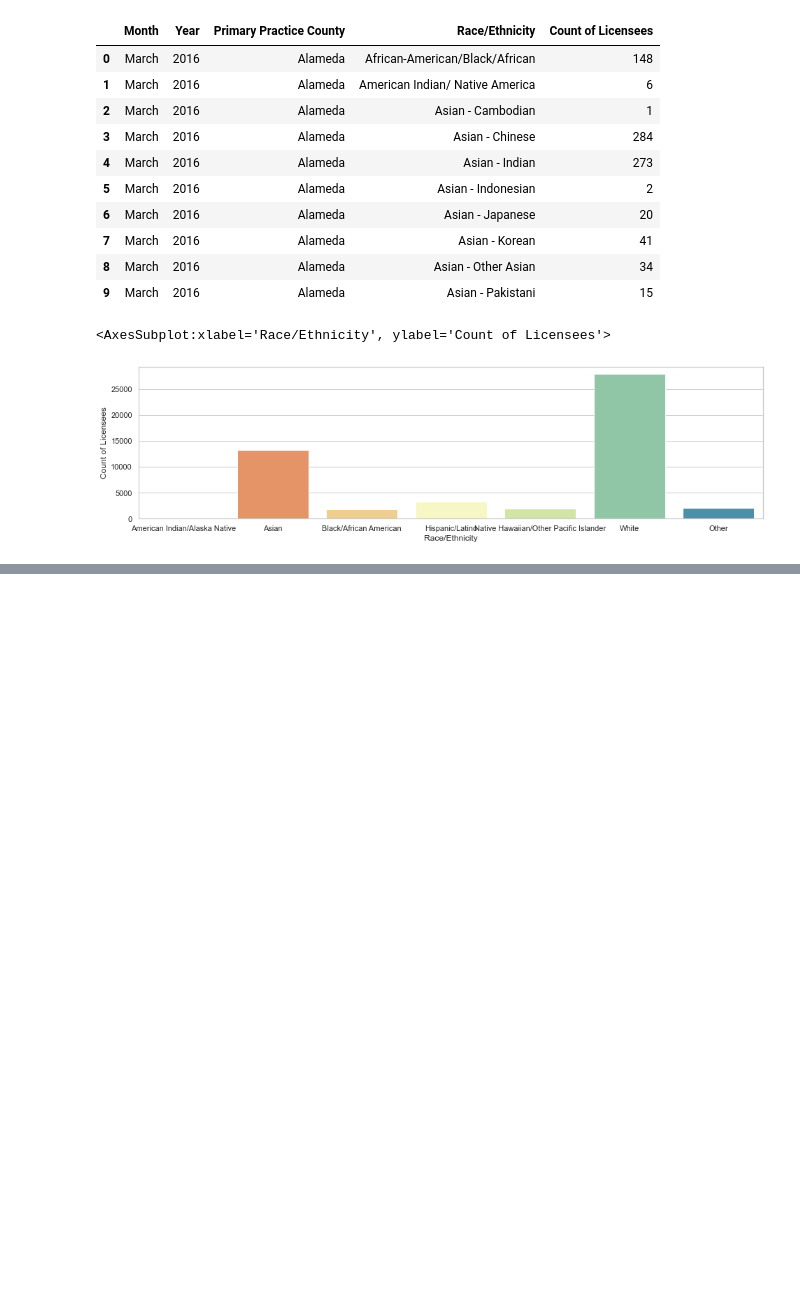
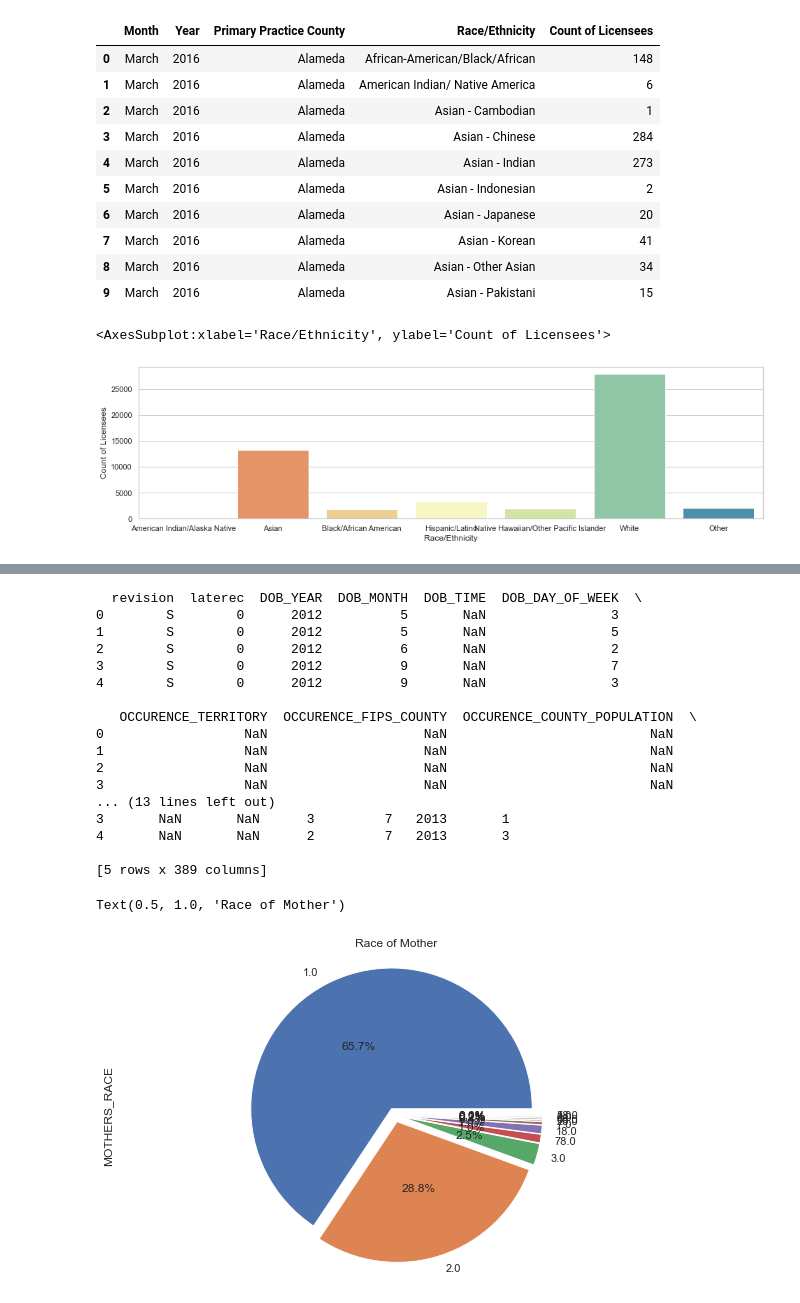
Before and after one commit to OliverCollins/team_32, a Jupyter notebook: ds4a.ipynb, the cells around one changed output, grey strips where cells are left out. Cells and saved outputs as stored; diff of their text form; code cells hidden in the pictures; blank space fills up the shorter version.

```diff
--- a/ds4a.ipynb
+++ b/ds4a.ipynb
@@ -11,4 +11,9 @@ birth_deaths = pd.read_fwf("./data/birth.txt")
 
 # Physicians and Surgeons by race/ethnicity and practice
 physicians = pd.read_csv("./data/physicians.csv")
+
+# Raw Birth Data -> https://data.nber.org/linkpe/2013/LinkPE13Guide.pdf
+birth_deaths_raw = pd.read_csv("./data/US_Birth_Data_Short.csv")
+
+births_deaths_large = pd.read_csv("./data/US_Birth_Data_2013.csv")
 # %%
@@ -75,0 +92,29 @@ sns.barplot(x='Race/Ethnicity',y='Count of Licensees', data=physicians_ethnic_gr
+# %%
+race_df = births_deaths_large[births_deaths_large["MOTHERS_RACE"].notnull()]
+
+print(race_df.head(5))
+
+pie, ax = plt.subplots(figsize=[10,6])
+race_df["MOTHERS_RACE"].value_counts().plot(kind='pie', explode=[0.05]*11, autopct="%.1f%%", pctdistance=0.5)
+plt.axis('equal')
+plt.title('Race of Mother')
+# %% [output]
+  revision  laterec  DOB_YEAR  DOB_MONTH  DOB_TIME  DOB_DAY_OF_WEEK  \
+0        S        0      2012          5       NaN                3
+1        S        0      2012          5       NaN                5
+2        S        0      2012          6       NaN                2
+3        S        0      2012          9       NaN                7
+4        S        0      2012          9       NaN                3
+
+   OCCURENCE_TERRITORY  OCCURENCE_FIPS_COUNTY  OCCURENCE_COUNTY_POPULATION  \
+0                  NaN                    NaN                          NaN
+1                  NaN                    NaN                          NaN
+2                  NaN                    NaN                          NaN
+3                  NaN                    NaN                          NaN
+... (13 lines left out)
+3       NaN       NaN      3         7   2013       1
+4       NaN       NaN      2         7   2013       3
+
+[5 rows x 389 columns]
+Text(0.5, 1.0, 'Race of Mother')
+[figure, added]
```
Also changed, not shown: parts of 3 cells of this notebook, 3 other files.
